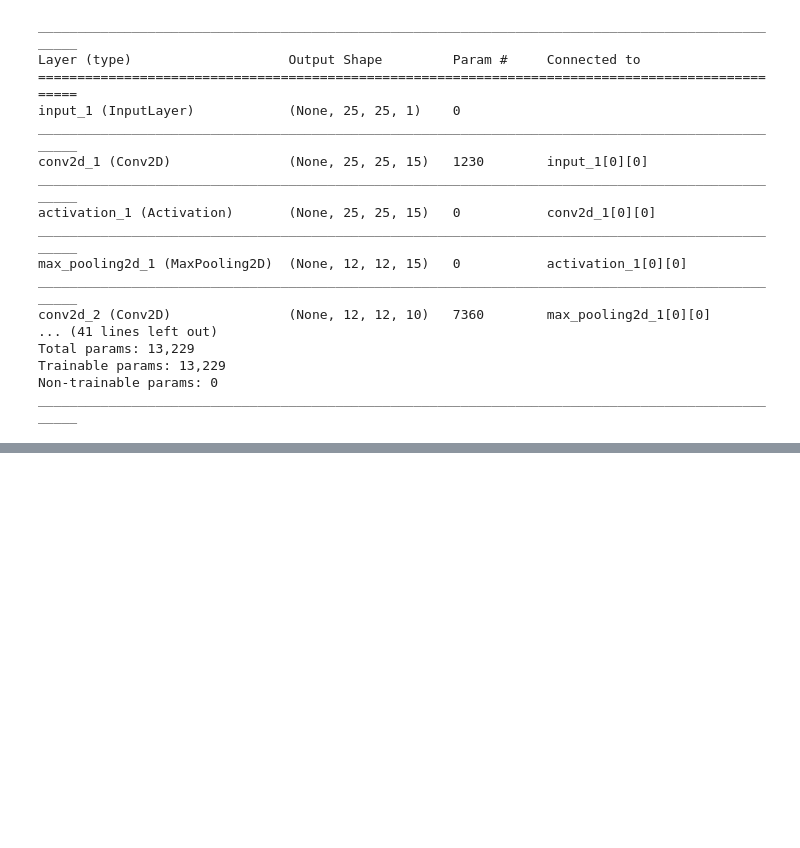
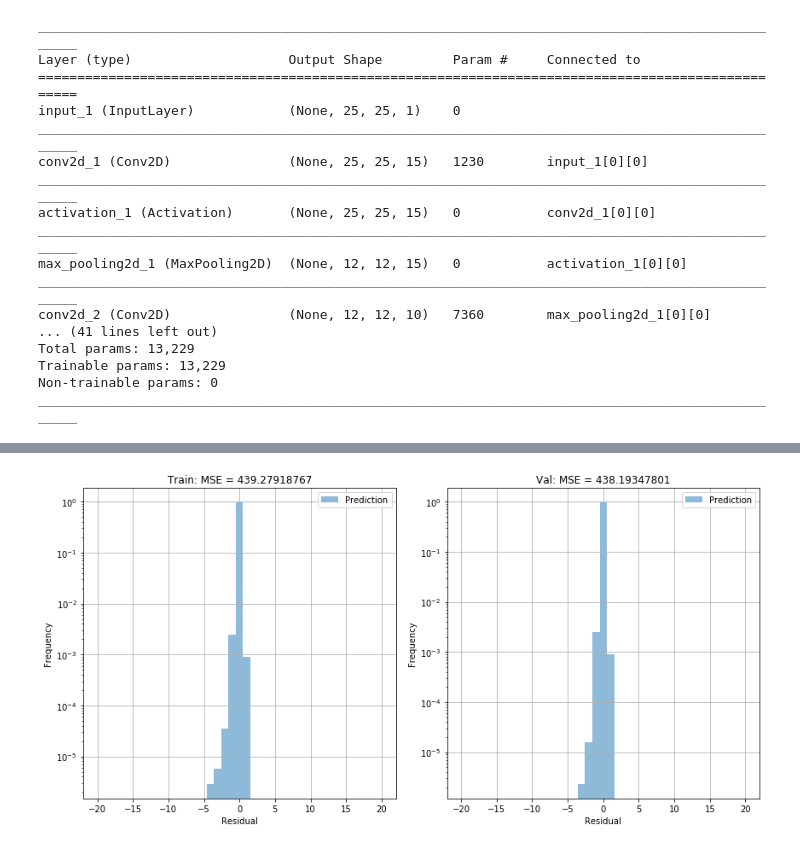
Before and after one commit to MLBasedJEC/DeepJEC, a Jupyter notebook: train_cnn.ipynb, the cells around one changed output, grey strips where cells are left out. Drawn from its saved outputs; the diff is of its cells as text; code cells hidden in the pictures; blank space fills up the shorter version.

```diff
--- a/train_cnn.ipynb
+++ b/train_cnn.ipynb
@@ -137,0 +232,26 @@ df_jets_test.to_pickle('data/{}/df_jets_test_{}.pkl'.format(radius, radius))
+# %%
+bins = np.linspace(-20, 20, 40)
+plt.figure(figsize=(12,6))
+
+plt.subplot(1,2,1)
+plt.grid()
+plt.hist(residual_train, bins, label='Prediction', alpha=0.5, normed=True)
+plt.xlabel('Residual')
+plt.ylabel('Frequency')
+plt.yscale('log')
+plt.title('Train: MSE = {:.8f}'.format(mse_train))
+plt.legend()
+
+plt.subplot(1,2,2)
+plt.grid()
+plt.hist(residual_val, bins, label='Prediction', alpha=0.5, normed=True)
+plt.xlabel('Residual')
+plt.ylabel('Frequency')
+plt.yscale('log')
+plt.title('Val: MSE = {:.8f}'.format(mse_val))
+plt.legend()
+
+plt.tight_layout()
+plt.show()
+# %% [output]
+[figure, added]
```
Also changed, not shown: parts of 31 cells of this notebook, 2 other files.
